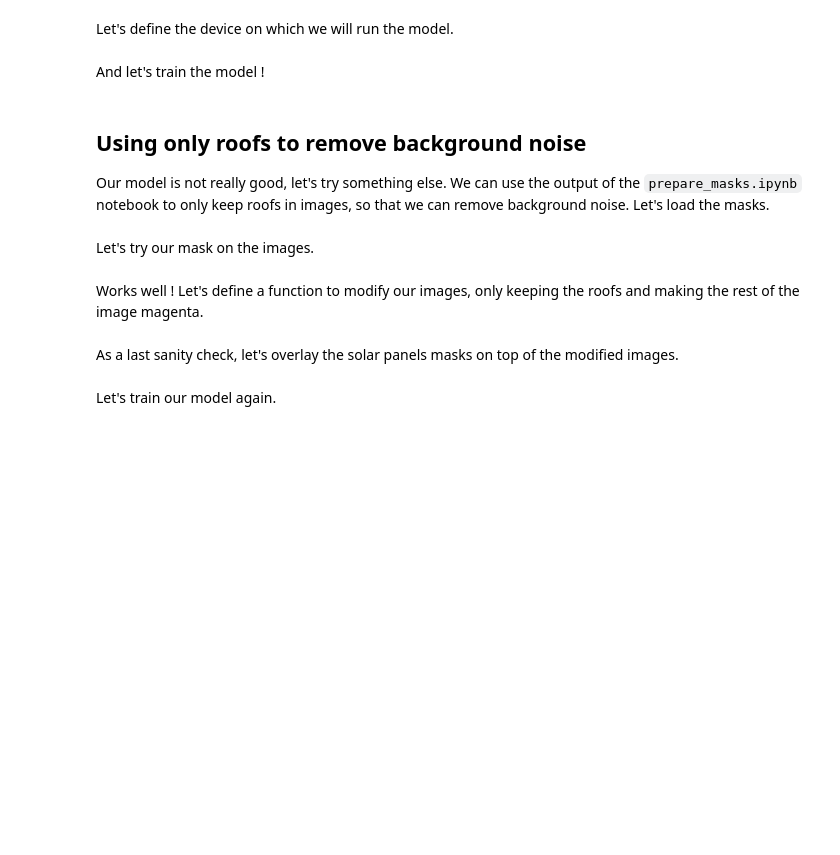
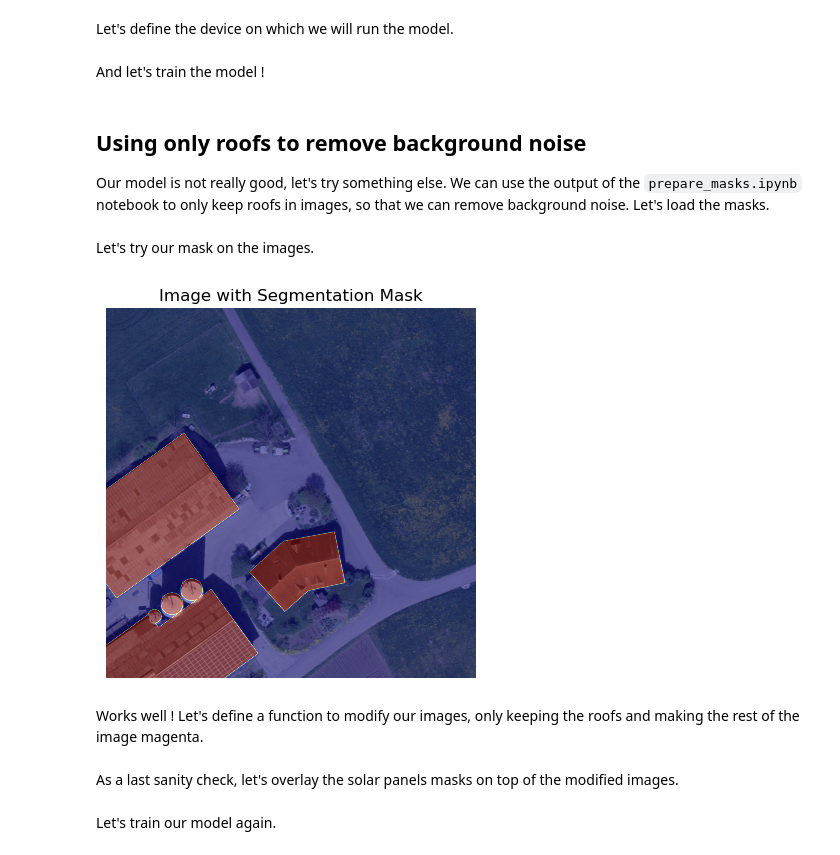
Before and after one commit to SDSC-christian/solar-energy-suitability, a Jupyter notebook: notebooks/run.ipynb, the cells around one changed output. Cells and saved outputs as stored; diff of their text form; code cells hidden in the pictures; blank space fills up the shorter version.

Commit message:
fix: fixed create_masks

```diff
--- a/notebooks/run.ipynb
+++ b/notebooks/run.ipynb
@@ -43,7 +43,6 @@ def load_labels(seed: int) -> pd.DataFrame:
         data = json.load(f)
     extracted_data = [
         {
-            "seed": int(entry.get("dataset_title").replace("Tiles seed=", "")),
             "data_title": entry.get("data_title"),
             "polygon": obj.get("polygon"),
             "value": obj.get("value"),
@@ -59,3 +65,5 @@ seed_1_df.head()
+# %%
+image_names = seed_1_df["data_title"].unique()
 # %% [markdown]
 Let's check the number of tiles that have no polygons, meaning that they do not contain any solar panels.
 # %%
@@ -79,7 +89,7 @@ def create_mask(
     Returns:
         dict: dictionary with `data_title` as keys and 1D numpy arrays (segmentation masks) as values.
     """
-    masks = defaultdict(lambda: np.zeros(image_size[0] * image_size[1]))
+    masks = {name: np.zeros(image_size[0] * image_size[1]) for name in image_names}
     for _, row in df.iterrows():
         if row["value"] == target_value and isinstance(row["polygon"], dict):
             mask = Image.new("L", image_size)
@@ -280,7 +294,7 @@ axes[3].axis('off');
 Our model is not really good, let's try something else. We can use the output of the `prepare_masks.ipynb` notebook to only keep roofs in images, so that we can remove background noise. Let's load the masks.
 # %%
 mask_folder = "../data/mask/1"
-mask_files = [f for f in os.listdir(mask_folder) if f.endswith('.png')]
+mask_files = [f for f in os.listdir(mask_folder) if f.endswith('.jpg')]
 
 masks = {}
 for mask_file in mask_files:
@@ -293,8 +307,10 @@ Let's try our mask on the images.
 # %%
 i = 1
 input_path = f'../data/sample/1/{image_names[i]}'
-mask = masks[image_names[i][:-4] + ".png"]
+mask = masks[image_names[i]]
 plot_mask_on_image(input_path, mask)
+# %% [output]
+[figure, added]
 # %% [markdown]
 Works well ! Let's define a function to modify our images, only keeping the roofs and making the rest of the image magenta.
 # %%
```
Also changed, not shown: parts of 4 cells of this notebook, 2 other files.
